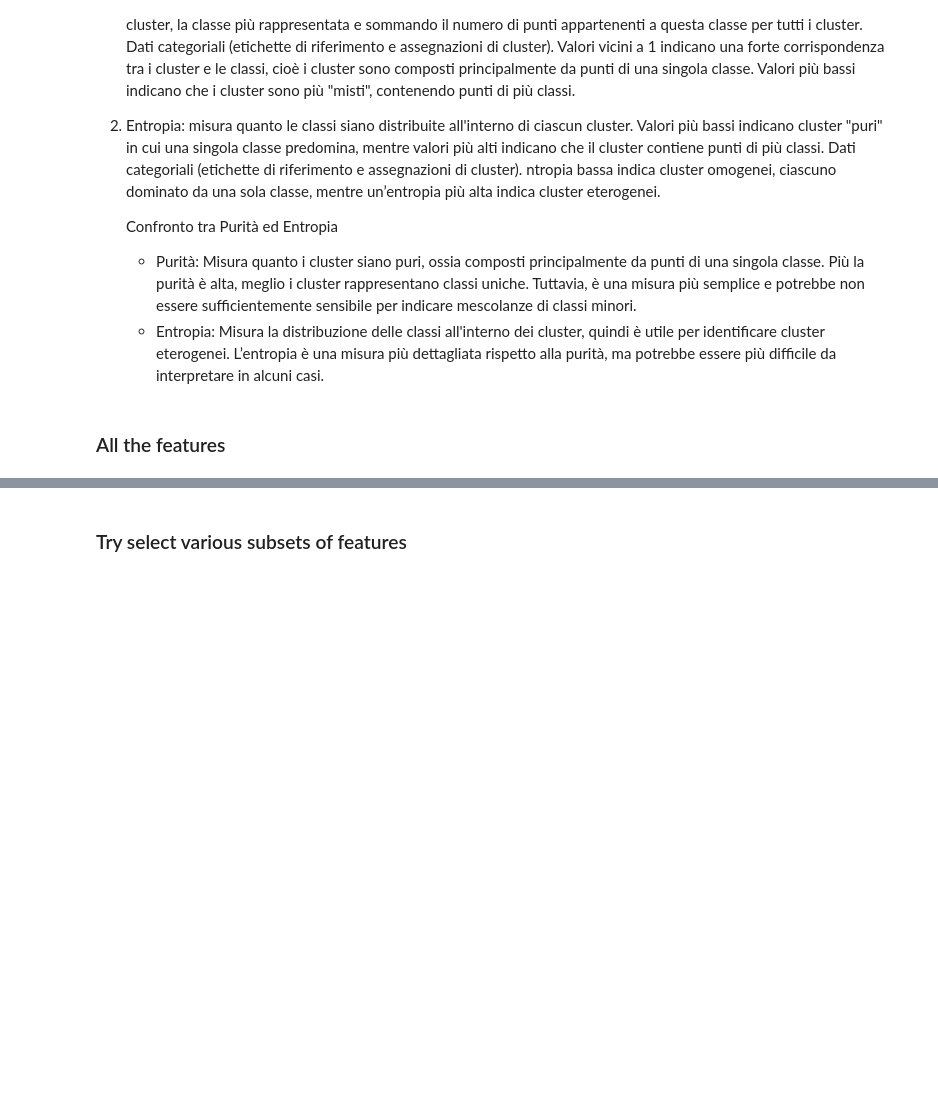
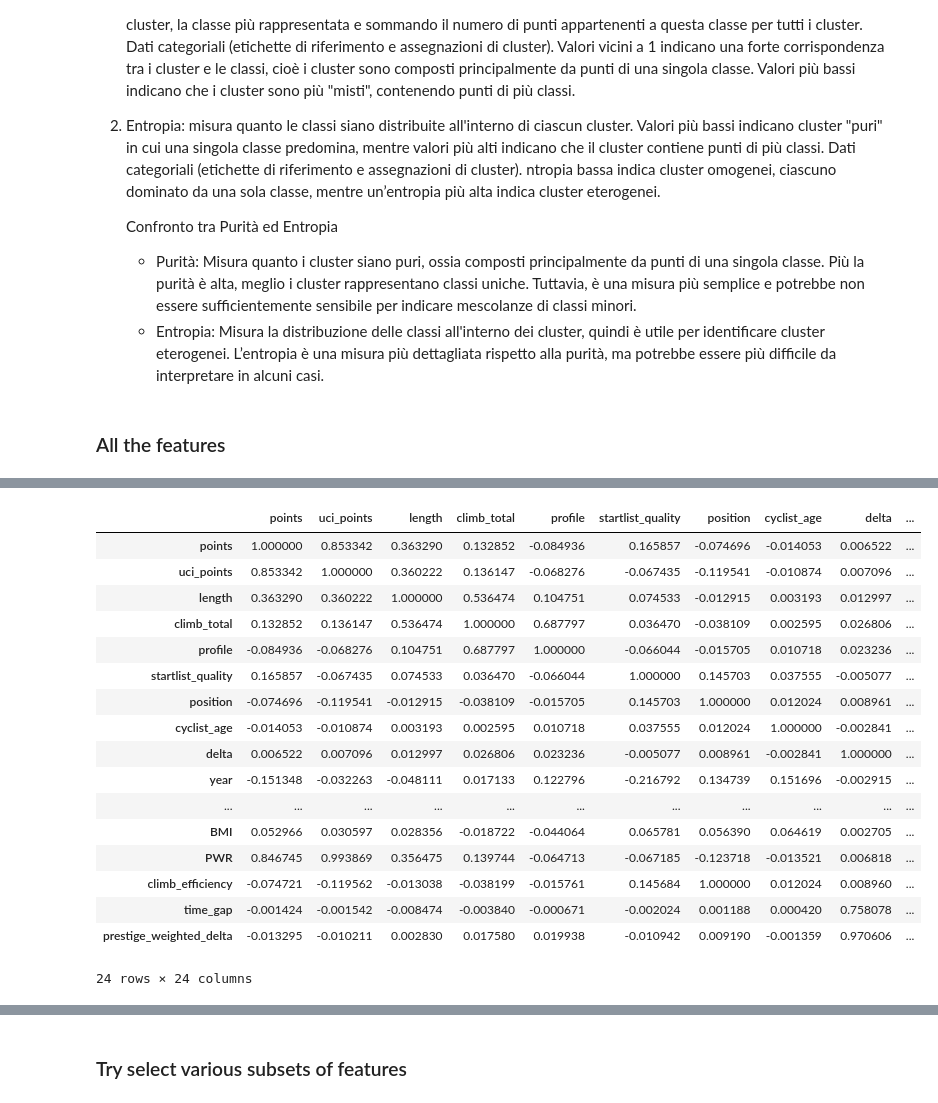
Before and after one commit to Dylan-Nico/Data-Mining-Cyclist-data, a Jupyter notebook: task_3_clustering/k_means.ipynb, the cells around one changed output, grey strips where cells are left out. Drawn from its saved outputs; the diff is of its cells as text; code cells hidden in the pictures; blank space fills up the shorter version.

```diff
--- a/task_3_clustering/k_means.ipynb
+++ b/task_3_clustering/k_means.ipynb
@@ -416,0 +378,25 @@ plt.show()
+# %%
+# Calcolo della matrice di correlazione per le feature numeriche
+correlation_matrix = numerical_features_new.corr()
+
+# Mostriamo la matrice di correlazione
+correlation_matrix
+# %% [output]
+|  | points | uci_points | length | climb_total | profile | startlist_quality | position | cyclist_age | delta | ... |
+| points | 1.000000 | 0.853342 | 0.363290 | 0.132852 | -0.084936 | 0.165857 | -0.074696 | -0.014053 | 0.006522 | ... |
+| uci_points | 0.853342 | 1.000000 | 0.360222 | 0.136147 | -0.068276 | -0.067435 | -0.119541 | -0.010874 | 0.007096 | ... |
+| length | 0.363290 | 0.360222 | 1.000000 | 0.536474 | 0.104751 | 0.074533 | -0.012915 | 0.003193 | 0.012997 | ... |
+| climb_total | 0.132852 | 0.136147 | 0.536474 | 1.000000 | 0.687797 | 0.036470 | -0.038109 | 0.002595 | 0.026806 | ... |
+| profile | -0.084936 | -0.068276 | 0.104751 | 0.687797 | 1.000000 | -0.066044 | -0.015705 | 0.010718 | 0.023236 | ... |
+| startlist_quality | 0.165857 | -0.067435 | 0.074533 | 0.036470 | -0.066044 | 1.000000 | 0.145703 | 0.037555 | -0.005077 | ... |
+| position | -0.074696 | -0.119541 | -0.012915 | -0.038109 | -0.015705 | 0.145703 | 1.000000 | 0.012024 | 0.008961 | ... |
+| cyclist_age | -0.014053 | -0.010874 | 0.003193 | 0.002595 | 0.010718 | 0.037555 | 0.012024 | 1.000000 | -0.002841 | ... |
+| delta | 0.006522 | 0.007096 | 0.012997 | 0.026806 | 0.023236 | -0.005077 | 0.008961 | -0.002841 | 1.000000 | ... |
+| year | -0.151348 | -0.032263 | -0.048111 | 0.017133 | 0.122796 | -0.216792 | 0.134739 | 0.151696 | -0.002915 | ... |
+| ... | ... | ... | ... | ... | ... | ... | ... | ... | ... | ... |
+| BMI | 0.052966 | 0.030597 | 0.028356 | -0.018722 | -0.044064 | 0.065781 | 0.056390 | 0.064619 | 0.002705 | ... |
+| PWR | 0.846745 | 0.993869 | 0.356475 | 0.139744 | -0.064713 | -0.067185 | -0.123718 | -0.013521 | 0.006818 | ... |
+| climb_efficiency | -0.074721 | -0.119562 | -0.013038 | -0.038199 | -0.015761 | 0.145684 | 1.000000 | 0.012024 | 0.008960 | ... |
+| time_gap | -0.001424 | -0.001542 | -0.008474 | -0.003840 | -0.000671 | -0.002024 | 0.001188 | 0.000420 | 0.758078 | ... |
+| prestige_weighted_delta | -0.013295 | -0.010211 | 0.002830 | 0.017580 | 0.019938 | -0.010942 | 0.009190 | -0.001359 | 0.970606 | ... |
+24 rows × 24 columns
```
Also changed, not shown: parts of 9 cells of this notebook.
